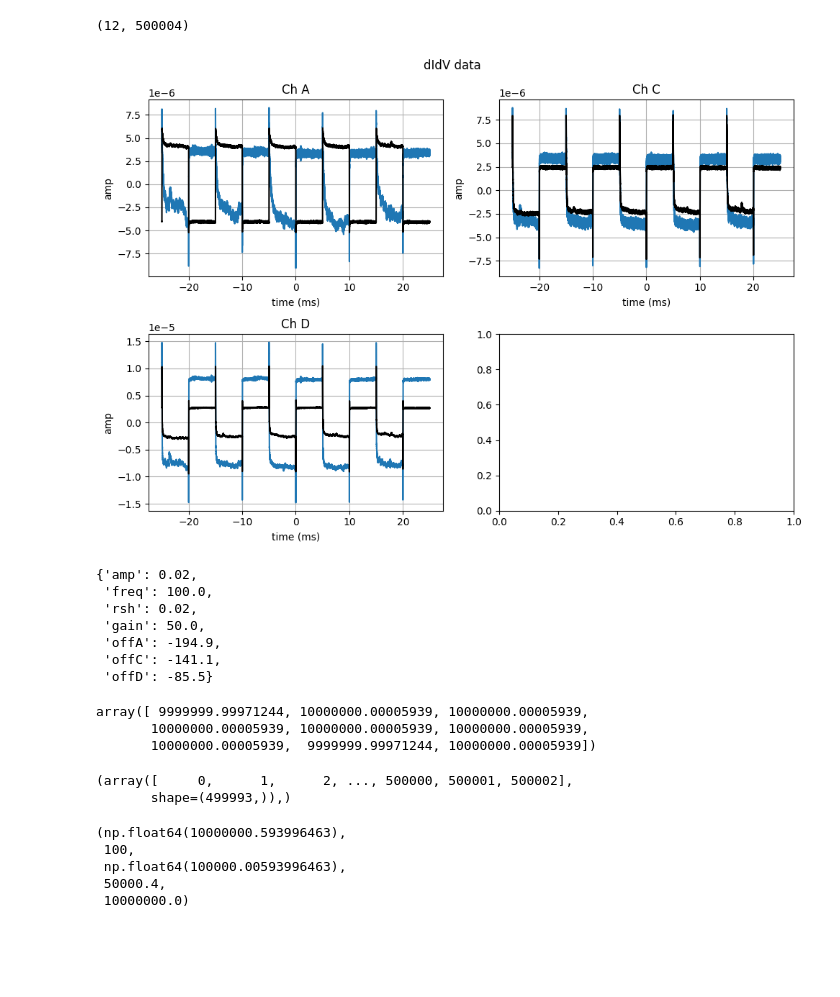
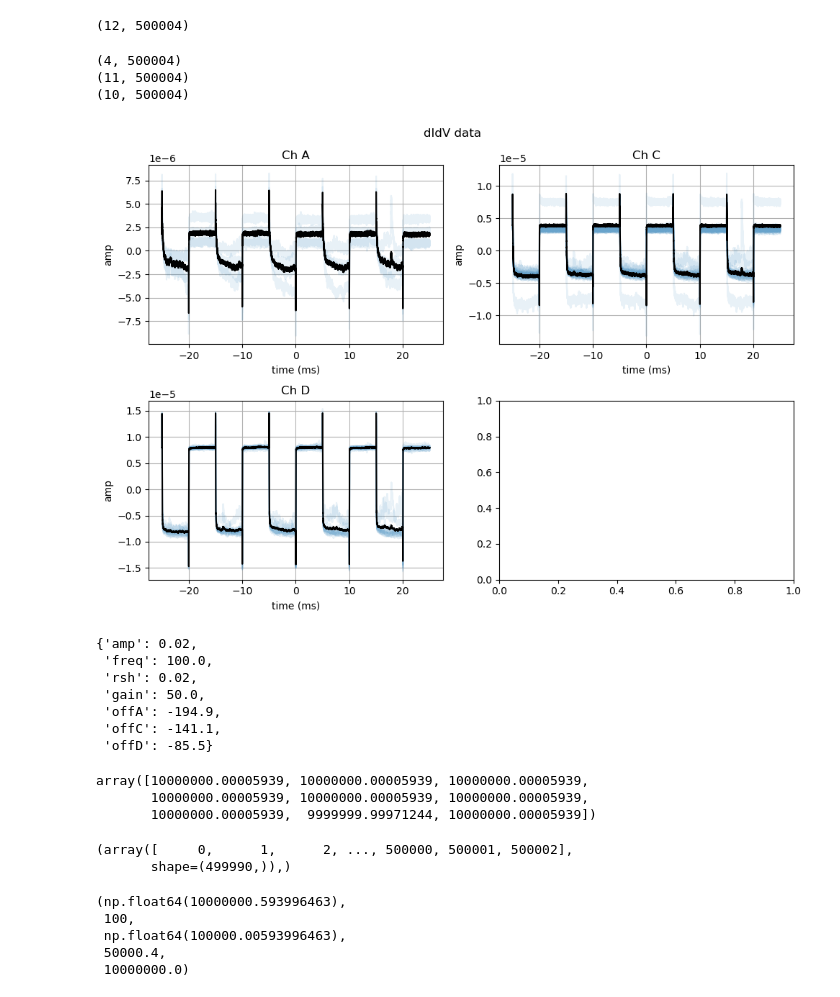
Before and after one commit to tamu-edu/tes_noise, a Jupyter notebook: dIdV.ipynb, the cells around one changed output. Saved outputs shown, nothing was run; the diff lists cells and outputs as text; code cells hidden in the pictures; blank space fills up the shorter version.

```diff
--- a/dIdV.ipynb
+++ b/dIdV.ipynb
@@ -43,8 +43,8 @@ warnings.simplefilter('ignore')
 runnum = 6
 ibis_runname = '20250626-0002'
 runname = '20250626'
-#folder_base = '/Users/ajbiffl/Documents/CDMS/oxford_fridge/B13 Cryolab'
-folder_base = 'C:/Users/MINER/Documents/B13 Cryolab'
+folder_base = '/Users/ajbiffl/Documents/CDMS/oxford_fridge/B13 Cryolab'
+#folder_base = 'C:/Users/MINER/Documents/B13 Cryolab'
 
 with open(folder_base + f'/Run{runnum}/IbIs Data/{ibis_runname}_results.dat', 'rb') as f:
     ibis, ivfits, tr_fits = pickle.load(f)
@@ -222,37 +222,62 @@ if 0:
 didv('A').shape
 # %% [output]
 (12, 500004)
+# %%
+# purge out-of-phase traces
+
+switchit = {'A': -1, 'B': 1, 'C': 1, 'D': 1}
+
+for c in channels:
+    meandat = didv.arrs[c].mean(axis = 0)
+    ntraces = didv.arrs[c].shape[0]
+    inphase = np.zeros(ntraces, dtype = bool)
+    for i in range(ntraces):
+        inphase[i] = (np.dot(didv.arrs[c][i], meandat)*switchit[c] > 0)
+
+    didv.arrs[c] = didv.arrs[c][inphase,:].copy()
+# %%
+for c in channels:
+    print(didv(c).shape)
+# %% [output]
+(4, 500004)
+(11, 500004)
+(10, 500004)
 # %%
 # plot DIDV data
 numrows = (1+len(channels))//2
 
 didv_waveform = didv('H')
 
 fig, axs = plt.subplots(nrows = numrows, ncols = 2, figsize = (10,3.5*numrows))
 
 fig.suptitle('dIdV data')
 
 
 for i, (c, ax) in enumerate(zip(channels, axs.flatten())):
 
     ax.grid()
     ax.set_ylabel('amp')
     ax.set_xlabel('time (ms)')
     ax.set_title(f'Ch {c}')
 
-    ax.plot(didv.ts*1e3, didv(c)[5])
+    #ax.plot(didv.ts*1e3, didv(c)[5])
+    dat = didv(c)
+    meandat = dat.mean(axis = 0)
+
+    for i in range(dat.shape[0]):
+        ax.plot(didv.ts*1e3, dat[i], alpha = 0.1, color = ('C0' if np.dot(dat[i], meandat) > 0 else 'r' ))
     #ax.plot(didv.ts*1e3, didv('H'), alpha = 0.2)
     #for i in range(10):
     #    ax.axvline(didv.ts[2500 + i*10_000]*1e3)
     #    ax.axvline(didv.ts[7500 + i*10_000]*1e3)
-    ax.plot(didv.ts*1e3, didv(c).mean(axis=0), color = 'k')
+    ax.plot(didv.ts*1e3, meandat, color = 'k')
     #ax.plot(didv.ts[:100_000]*1e3, didv(c)[:100_000])
     #ax.set_ylim(-1e-6, 1e-6)
     #ax.plot(didv.ts*1e3, didv(c))
 
 fig.tight_layout()
 # %% [output]
-[figure, old version]
+[figure, new version]
 # %%
 didv.config
 # %% [output]
@@ -266,14 +291,14 @@ didv.config
 # %%
 1/np.diff(didv.ts[:10])# == 1e-7
 # %% [output]
-array([ 9999999.99971244, 10000000.00005939, 10000000.00005939,
+array([10000000.00005939, 10000000.00005939, 10000000.00005939,
        10000000.00005939, 10000000.00005939, 10000000.00005939,
        10000000.00005939,  9999999.99971244, 10000000.00005939])
 # %%
 np.where(np.diff(didv.ts) != 1e-7)
 # %% [output]
 (array([     0,      1,      2, ..., 500000, 500001, 500002],
-       shape=(499993,)),)
+       shape=(499990,)),)
 # %%
 ff = 1/(((np.diff(didv.ts)).mean()))
 freq = 100
```
Also changed, not shown: parts of 41 cells of this notebook.
